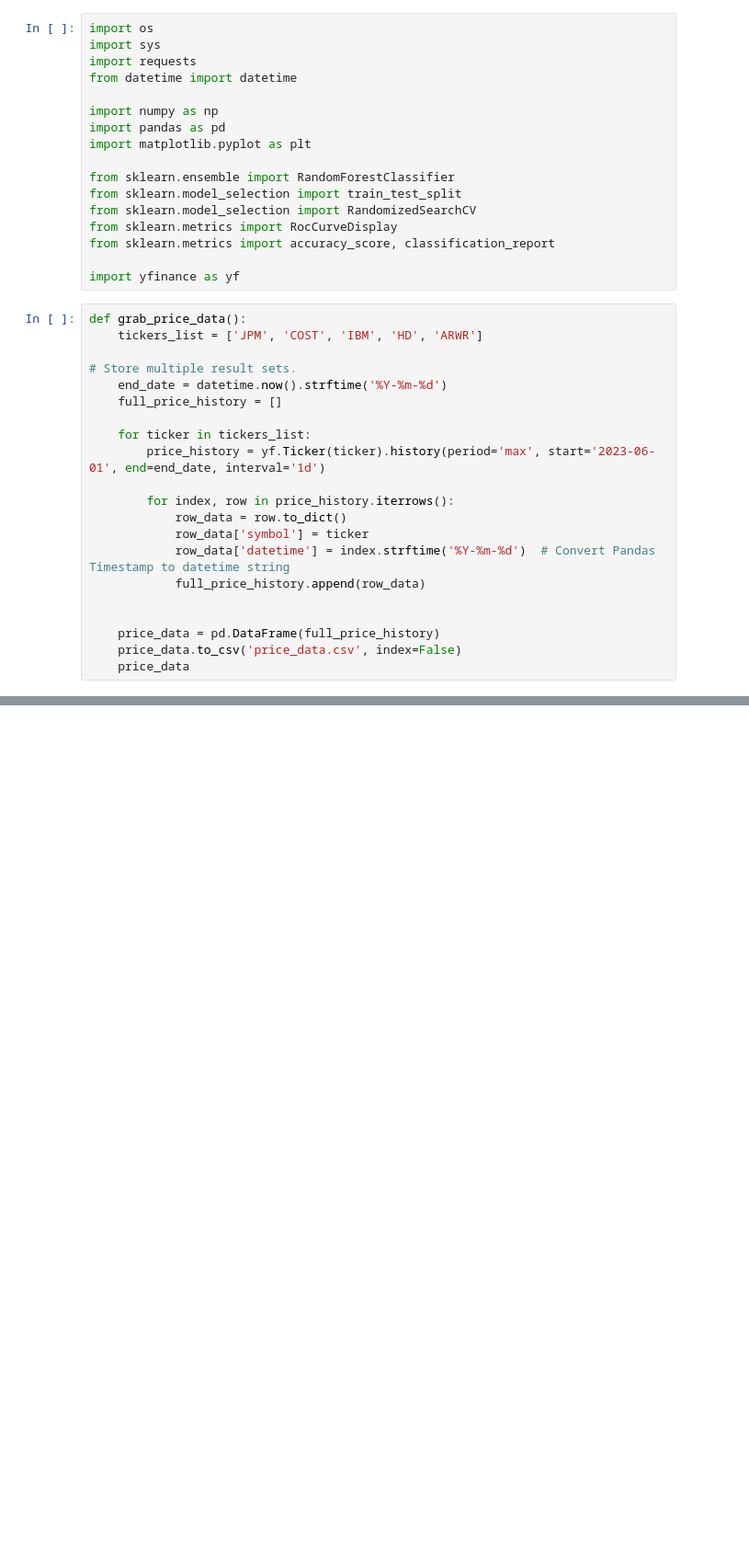
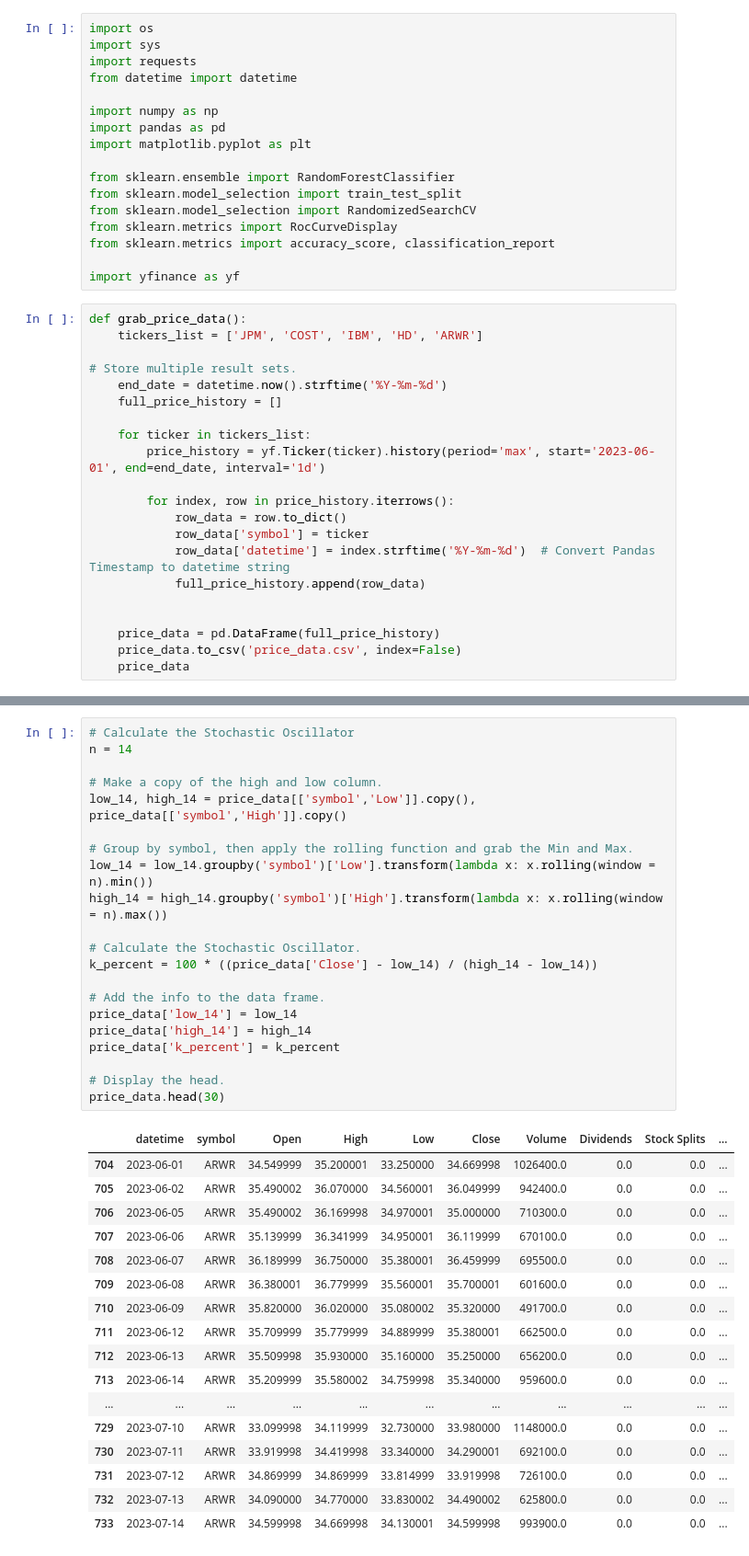
Before and after one commit to Surajshegukar/Risk-Controlled-Algorithmic-Trading-Using-Machine-Learning, a Jupyter notebook: notebooks/model.ipynb, the cells around one changed output, grey strips where cells are left out. Shown at 92% size. Saved outputs shown, nothing was run; the diff lists cells and outputs as text; blank space fills up the shorter version.

```diff
--- a/notebooks/model.ipynb
+++ b/notebooks/model.ipynb
@@ -71,0 +207,39 @@ KeyError: "['datetime', 'Close', 'High', 'Low', 'Open', 'Volume'] not in index"
+# %%
+# Calculate the Stochastic Oscillator
+n = 14
+
+# Make a copy of the high and low column.
+low_14, high_14 = price_data[['symbol','Low']].copy(), price_data[['symbol','High']].copy()
+
+# Group by symbol, then apply the rolling function and grab the Min and Max.
+low_14 = low_14.groupby('symbol')['Low'].transform(lambda x: x.rolling(window = n).min())
+high_14 = high_14.groupby('symbol')['High'].transform(lambda x: x.rolling(window = n).max())
+
+# Calculate the Stochastic Oscillator.
+k_percent = 100 * ((price_data['Close'] - low_14) / (high_14 - low_14))
+
+# Add the info to the data frame.
+price_data['low_14'] = low_14
+price_data['high_14'] = high_14
+price_data['k_percent'] = k_percent
+
+# Display the head.
+price_data.head(30)
+# %% [output]
+|  | datetime | symbol | Open | High | Low | Close | Volume | Dividends | Stock Splits | ... |
+| 704 | 2023-06-01 | ARWR | 34.549999 | 35.200001 | 33.250000 | 34.669998 | 1026400.0 | 0.0 | 0.0 | ... |
+| 705 | 2023-06-02 | ARWR | 35.490002 | 36.070000 | 34.560001 | 36.049999 | 942400.0 | 0.0 | 0.0 | ... |
+| 706 | 2023-06-05 | ARWR | 35.490002 | 36.169998 | 34.970001 | 35.000000 | 710300.0 | 0.0 | 0.0 | ... |
+| 707 | 2023-06-06 | ARWR | 35.139999 | 36.341999 | 34.950001 | 36.119999 | 670100.0 | 0.0 | 0.0 | ... |
+| 708 | 2023-06-07 | ARWR | 36.189999 | 36.750000 | 35.380001 | 36.459999 | 695500.0 | 0.0 | 0.0 | ... |
+| 709 | 2023-06-08 | ARWR | 36.380001 | 36.779999 | 35.560001 | 35.700001 | 601600.0 | 0.0 | 0.0 | ... |
+| 710 | 2023-06-09 | ARWR | 35.820000 | 36.020000 | 35.080002 | 35.320000 | 491700.0 | 0.0 | 0.0 | ... |
+| 711 | 2023-06-12 | ARWR | 35.709999 | 35.779999 | 34.889999 | 35.380001 | 662500.0 | 0.0 | 0.0 | ... |
+| 712 | 2023-06-13 | ARWR | 35.509998 | 35.930000 | 35.160000 | 35.250000 | 656200.0 | 0.0 | 0.0 | ... |
+| 713 | 2023-06-14 | ARWR | 35.209999 | 35.580002 | 34.759998 | 35.340000 | 959600.0 | 0.0 | 0.0 | ... |
+| ... | ... | ... | ... | ... | ... | ... | ... | ... | ... | ... |
+| 729 | 2023-07-10 | ARWR | 33.099998 | 34.119999 | 32.730000 | 33.980000 | 1148000.0 | 0.0 | 0.0 | ... |
+| 730 | 2023-07-11 | ARWR | 33.919998 | 34.419998 | 33.340000 | 34.290001 | 692100.0 | 0.0 | 0.0 | ... |
+| 731 | 2023-07-12 | ARWR | 34.869999 | 34.869999 | 33.814999 | 33.919998 | 726100.0 | 0.0 | 0.0 | ... |
+| 732 | 2023-07-13 | ARWR | 34.090000 | 34.770000 | 33.830002 | 34.490002 | 625800.0 | 0.0 | 0.0 | ... |
+| 733 | 2023-07-14 | ARWR | 34.599998 | 34.669998 | 34.130001 | 34.599998 | 993900.0 | 0.0 | 0.0 | ... |
```
Also changed, not shown: parts of 27 cells of this notebook, 2 other files.
